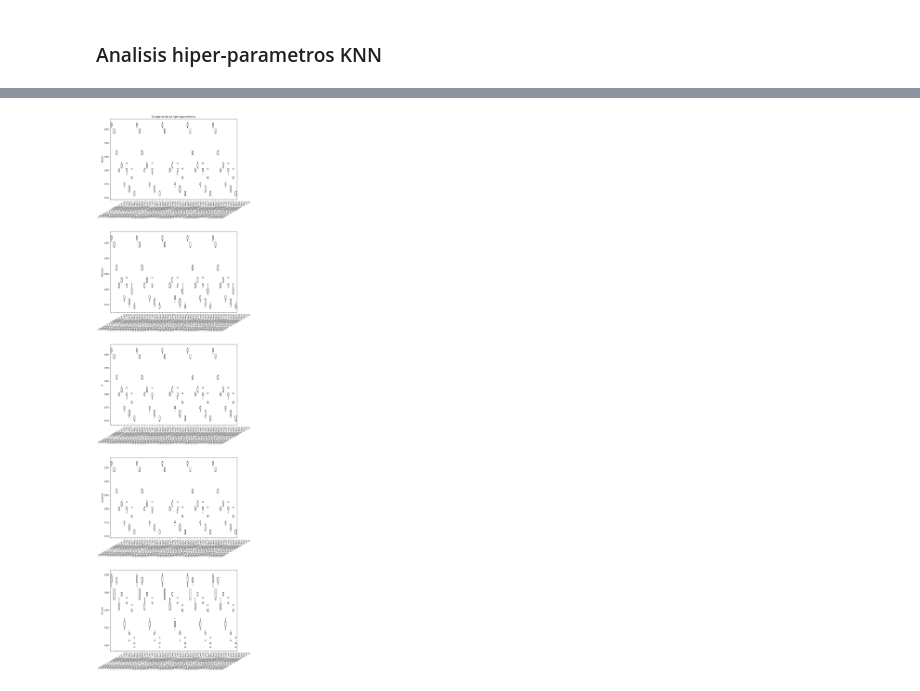
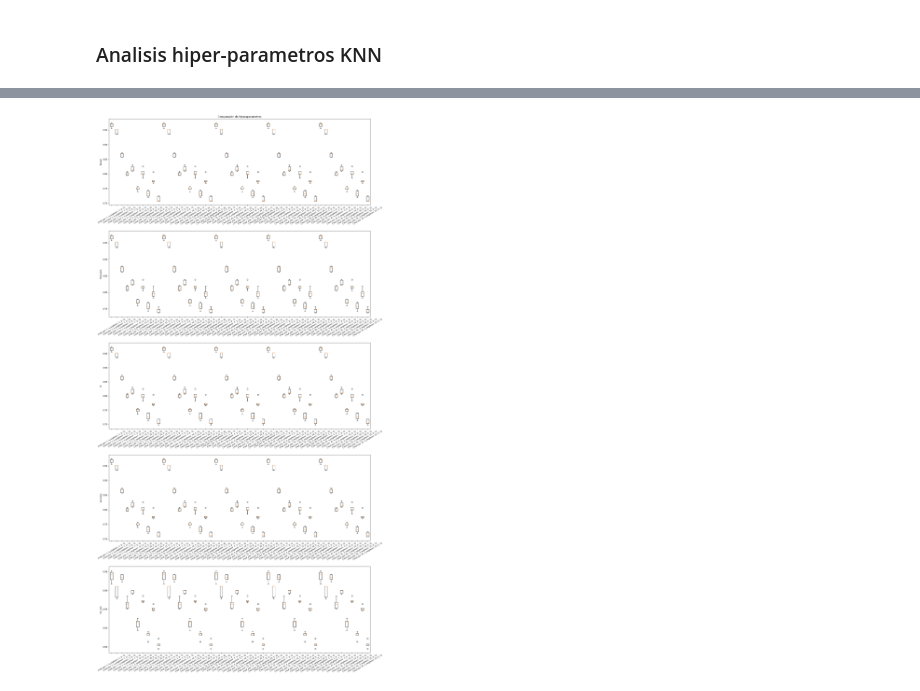
Before and after one commit to vidaldani/MangoGrading, a Jupyter notebook: NearestNeighbor.ipynb, the cells around one changed output, grey strips where cells are left out. Drawn from its saved outputs; the diff is of its cells as text; code cells hidden in the pictures.

```diff
--- a/NearestNeighbor.ipynb
+++ b/NearestNeighbor.ipynb
@@ -138,33 +121,33 @@ ax[1].set_xticklabels(labels=labels,rotation=30, fontsize=8)
 ax[1].set(
     axisbelow=True,  # Hide the grid behind plot objects
     ylabel='Precision'
 )
 
 ax[2].boxplot(data_f1,labels=labels)
 ax[2].set_xticklabels(labels=labels,rotation=30, fontsize=8)
 ax[2].set(
     axisbelow=True,  # Hide the grid behind plot objects
     ylabel='f1'
 )
 
 
 ax[3].boxplot(data_accuracy,labels=labels)
 ax[3].set_xticklabels(labels=labels,rotation=30, fontsize=8)
 ax[3].set(
     axisbelow=True,  # Hide the grid behind plot objects
     ylabel='accuracy'
 )
 
 
 ax[4].boxplot(data_roc_auc,labels=labels)
 ax[4].set_xticklabels(labels=labels,rotation=30, fontsize=8)
 ax[4].set(
     axisbelow=True,  # Hide the grid behind plot objects
     ylabel='roc_auc'
 )
-fig.subplots_adjust(left=0.08, right=1.5, bottom=0.05, top=9,
-                    hspace=0.4, wspace=0.3)
+fig.subplots_adjust(left=0.08, right=3, bottom=0.05, top=9,
+                    hspace=0.3, wspace=0.3)
 
 plt.show()
 # %% [output]
-[figure, old version]
+[figure, new version]
```
Also changed, not shown: parts of 1 cell of this notebook, 6 other files.
